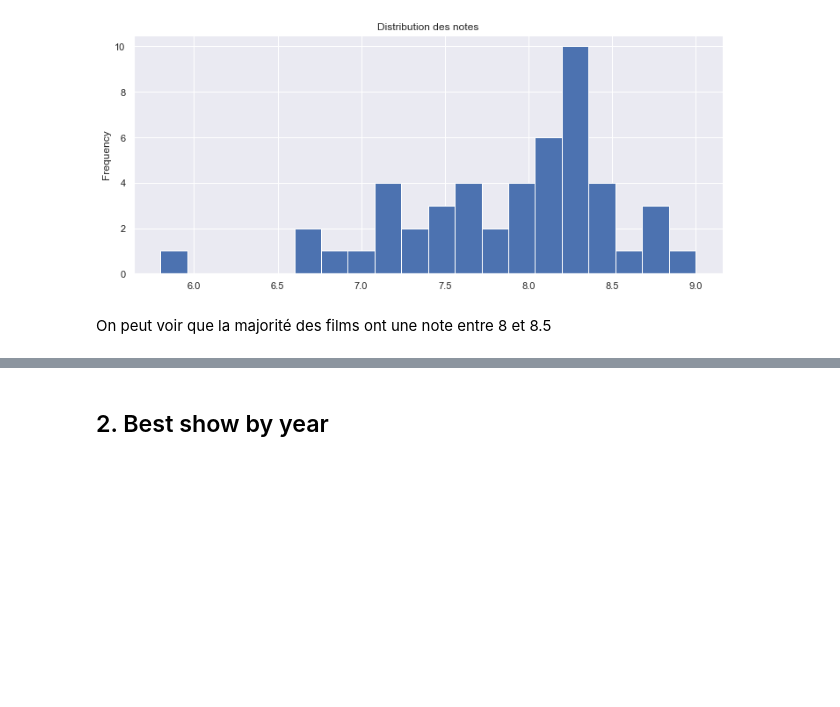
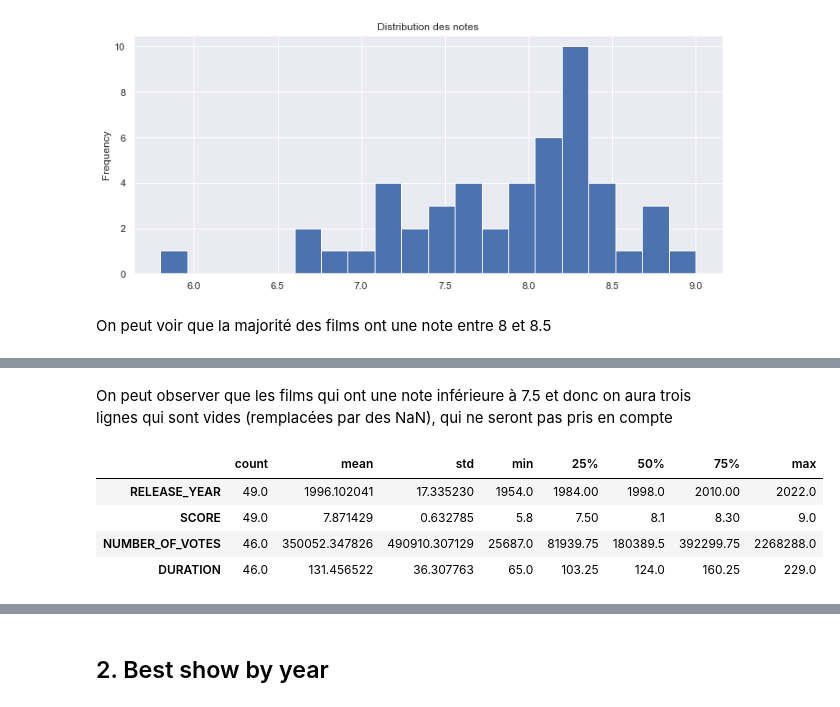
Before and after one commit to MohamedNennouche/Computer-Vision-with-Python, a Jupyter notebook: Projets complementaires/Seance2/study.ipynb, the cells around one changed output, grey strips where cells are left out. Drawn from its saved outputs; the diff is of its cells as text; code cells hidden in the pictures; blank space fills up the shorter version.

```diff
--- a/Projets complementaires/Seance2/study.ipynb
+++ b/Projets complementaires/Seance2/study.ipynb
@@ -173,0 +191,10 @@ On peut voir que la majorité des films ont une note entre 8 et 8.5
+# %% [markdown]
+On peut observer que les films qui ont une note inférieure à 7.5 et donc on aura trois lignes qui sont vides (remplacées par des NaN), qui ne seront pas pris en compte
+# %%
+movies_year_with_duration.describe().T
+# %% [output]
+|  | count | mean | std | min | 25% | 50% | 75% | max |
+| RELEASE_YEAR | 49.0 | 1996.102041 | 17.335230 | 1954.0 | 1984.00 | 1998.0 | 2010.00 | 2022.0 |
+| SCORE | 49.0 | 7.871429 | 0.632785 | 5.8 | 7.50 | 8.1 | 8.30 | 9.0 |
+| NUMBER_OF_VOTES | 46.0 | 350052.347826 | 490910.307129 | 25687.0 | 81939.75 | 180389.5 | 392299.75 | 2268288.0 |
+| DURATION | 46.0 | 131.456522 | 36.307763 | 65.0 | 103.25 | 124.0 | 160.25 | 229.0 |
```
Also changed, not shown: parts of 17 cells of this notebook.
